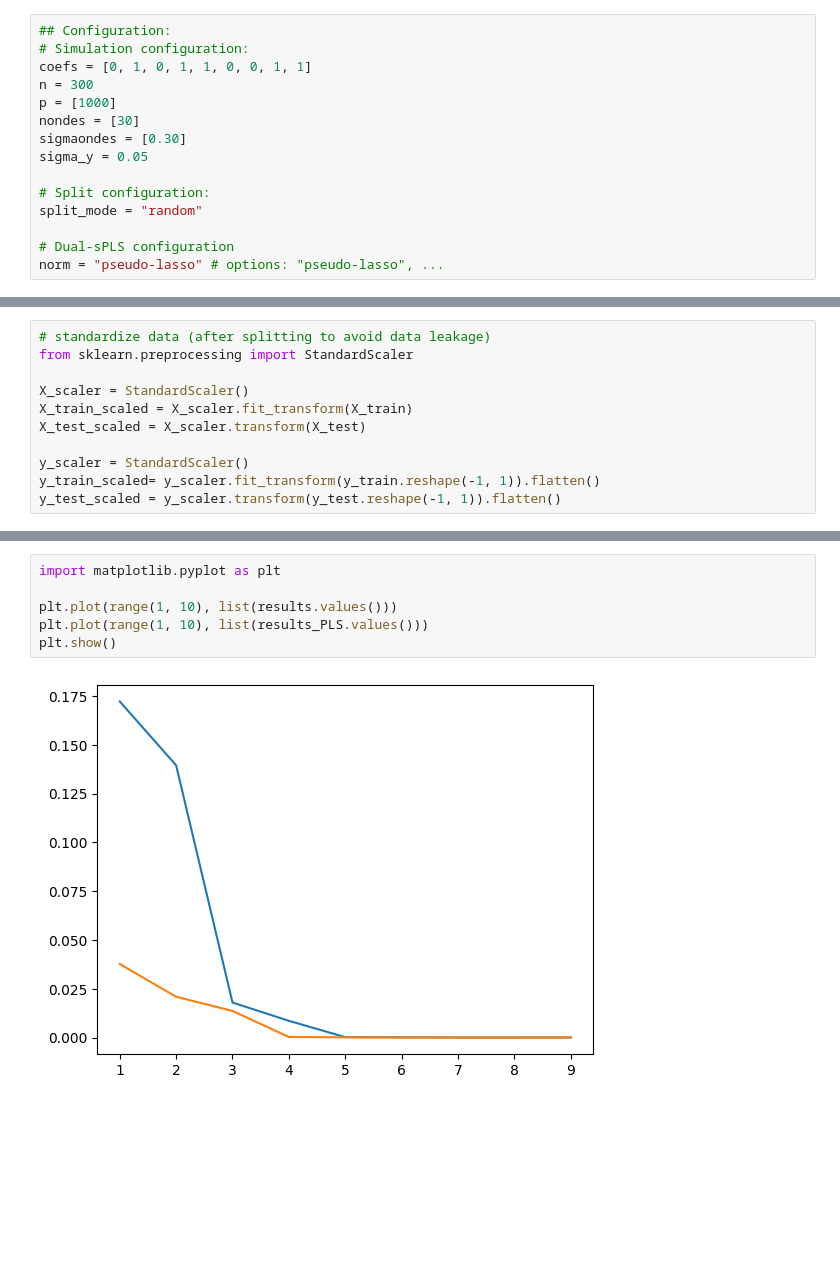
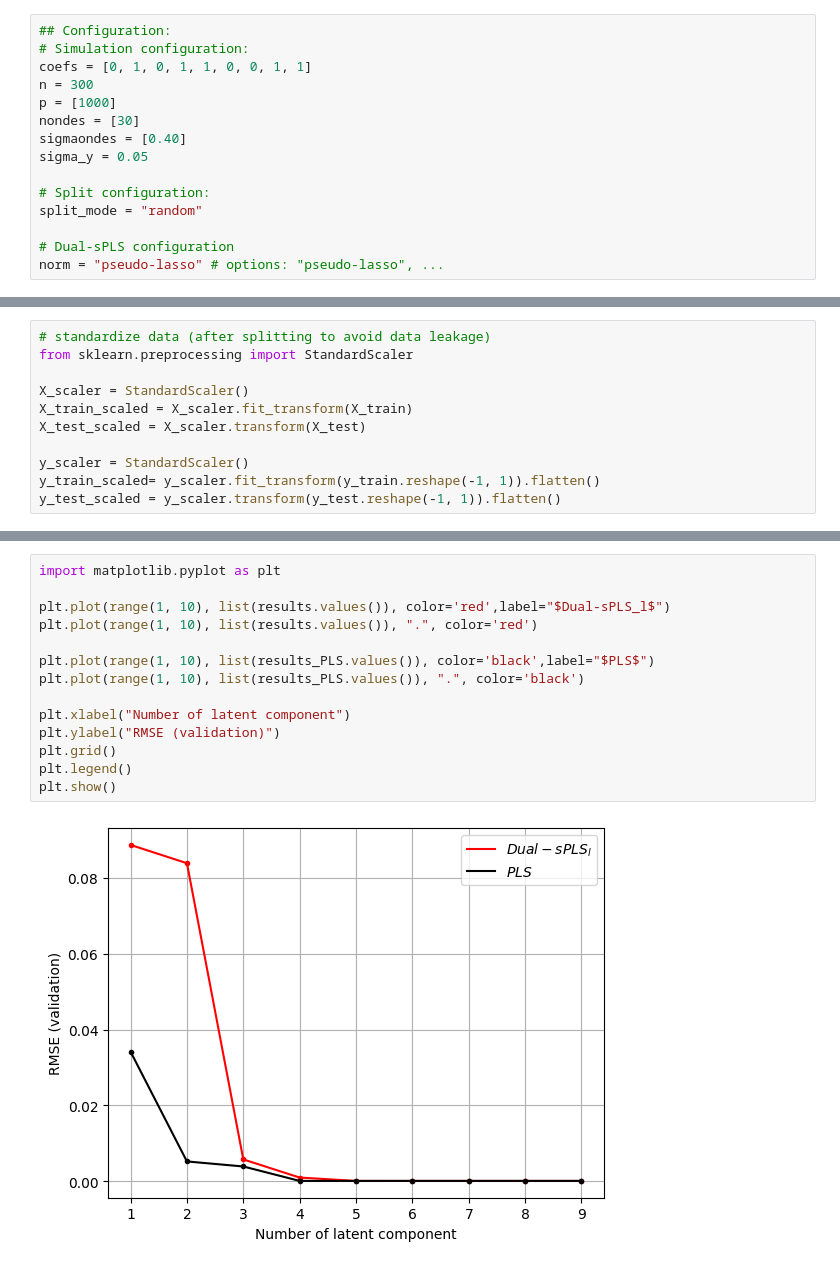
Before and after one commit to malerbe/Dual-sPLS, a Jupyter notebook: notebooks/predict_simulated.ipynb, the cells around one changed output, grey strips where cells are left out. Saved outputs shown, nothing was run; the diff lists cells and outputs as text; blank space fills up the shorter version.

```diff
--- a/notebooks/predict_simulated.ipynb
+++ b/notebooks/predict_simulated.ipynb
@@ -8,7 +8,7 @@ coefs = [0, 1, 0, 1, 1, 0, 0, 1, 1]
 n = 300
 p = [1000]
 nondes = [30]
-sigmaondes = [0.30]
+sigmaondes = [0.40]
 sigma_y = 0.05
 
 # Split configuration:
@@ -99,8 +99,16 @@ results_PLS
 # %%
 import matplotlib.pyplot as plt
 
-plt.plot(range(1, 10), list(results.values()))
-plt.plot(range(1, 10), list(results_PLS.values()))
+plt.plot(range(1, 10), list(results.values()), color='red',label="$Dual-sPLS_l$")
+plt.plot(range(1, 10), list(results.values()), ".", color='red')
+
+plt.plot(range(1, 10), list(results_PLS.values()), color='black',label="$PLS$")
+plt.plot(range(1, 10), list(results_PLS.values()), ".", color='black')
+
+plt.xlabel("Number of latent component")
+plt.ylabel("RMSE (validation)")
+plt.grid()
+plt.legend()
 plt.show()
 # %% [output]
-[figure, old version]
+[figure, new version]
```
Also changed, not shown: parts of 2 cells of this notebook.
